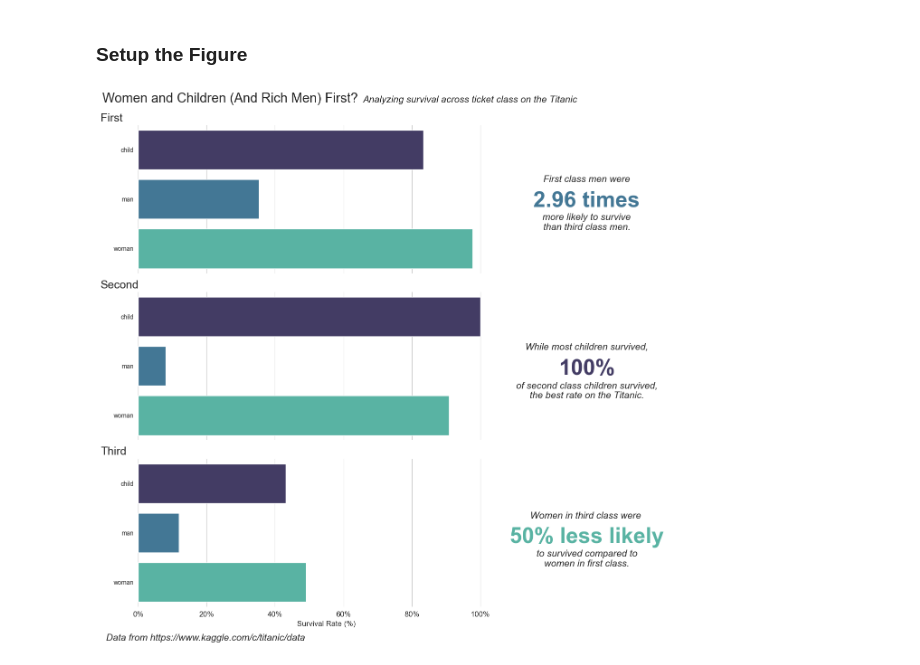
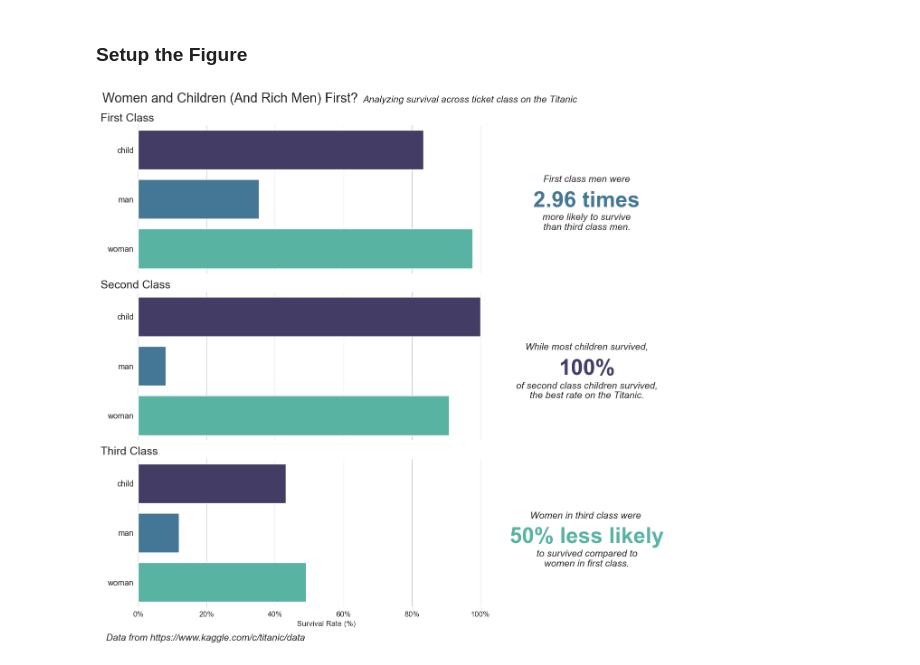
Before and after one commit to IMOsbo/DATA6550-Visualization, a Jupyter notebook: Code/Osborne/IsaiahOsborneVisualization.ipynb, the cells around one changed output. Saved outputs shown, nothing was run; the diff lists cells and outputs as text; code cells hidden in the pictures.

```diff
--- a/Code/Osborne/IsaiahOsborneVisualization.ipynb
+++ b/Code/Osborne/IsaiahOsborneVisualization.ipynb
@@ -104,13 +102,16 @@ import matplotlib.ticker as mtick
 # %%
+# create a figure
 figure, axis = plt.subplots(nrows=3)
 figure.set_size_inches(9, 12)
 
-# plt.tick_params(top='off', bottom='off', left='off', right="off")
+# add tight layout
 figure.tight_layout()
+
 for i in range(3):
     # filter the data (and sort so it's always consistent)
     filteredData = titanic[titanic["pclass"] == i + 1].sort_values("who")
 
+    # add our barplot
     graph = sns.barplot(
         data=filteredData,
         x="survived",
@@ -121,11 +122,20 @@ for i in range(3):
         palette="mako",
     )
 
+    # set out x limits (1.1 so that 1.0 actually shows up on the legend)
     graph.set_xlim((0, 1.1))
 
+    # https://stackoverflow.com/a/52472732
+    # remove the frame around the figure
     graph.set_frame_on(False)
+    # get rid of our x label
     graph.set_ylabel("")
 
+    # set the size of our axis labels
+    # https://stackoverflow.com/a/55923757
+    graph.tick_params(axis="y", labelsize=13)
+
+    # get rid of our ticks and labels for most of the charts...
     if i != 2:
         graph.set_xticklabels([])
         graph.set_xlabel("")
@@ -136,11 +146,14 @@ for i in range(3):
         graph.set_xticklabels([f"{x:.0%}" for x in vals], size=12)
         graph.set_xlabel("Survival Rate (%)", size=12)
 
-    graph.set_title(classes[i], loc="left", x=-0.1, size=18)
+    # add the custom title
+    graph.set_title(f"{classes[i]} Class", loc="left", x=-0.1, size=18)
 
 
+# https://stackoverflow.com/questions/7066121/how-to-set-a-single-main-title-above-all-the-subplots
+# move the subplots down to add a title
 figure.subplots_adjust(top=0.92)
-# https://stackoverflow.com/questions/7066121/how-to-set-a-single-main-title-above-all-the-subplots
+# add a subtitle
 figure.suptitle("Women and Children (And Rich Men) First?", size=21, x=0.275)
 
 # fancy subtitle!
@@ -152,6 +165,7 @@ figure.text(
     style="italic",
 )
 
+# add the annotation to the side
 sideAnnotation(
     figure=figure,
     firstLine="First class men were",
@@ -173,31 +187,31 @@ sideAnnotation(
 )
 
 # callout out women values
 sideAnnotation(
     figure=figure,
     firstLine="Women in third class were ",
     callout=f"{survivalDecreasePoorWomen:.0%} less likely",
     finalLine="to survived compared to\nwomen in first class.",
     calloutColor="#59b3a3",
     y=0.16,
     x=1.15,
 )
 
 # I know it's icky, but it stretches out the figure for us...
 figure.text(
     1.35,
     0.5,
     " ",
 )
 
 figure.text(
     -0.03,
     -0.03,
     "Data from https://www.kaggle.com/c/titanic/data",
     style="italic",
     size=15,
 )
 
 plt.show()
 # %% [output]
-[figure, old version]
+[figure, new version]
```
Also changed, not shown: parts of 2 cells of this notebook.
